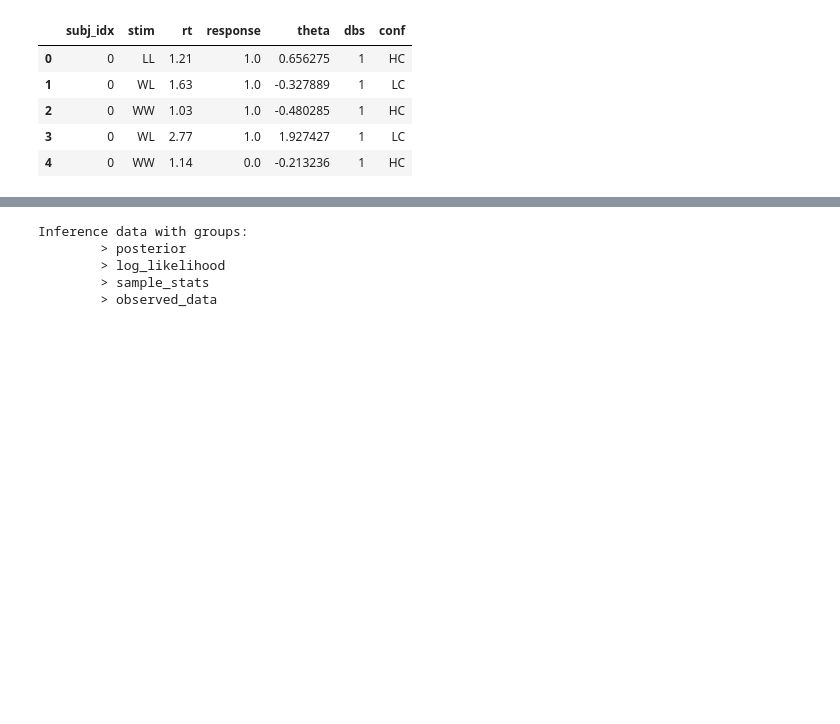
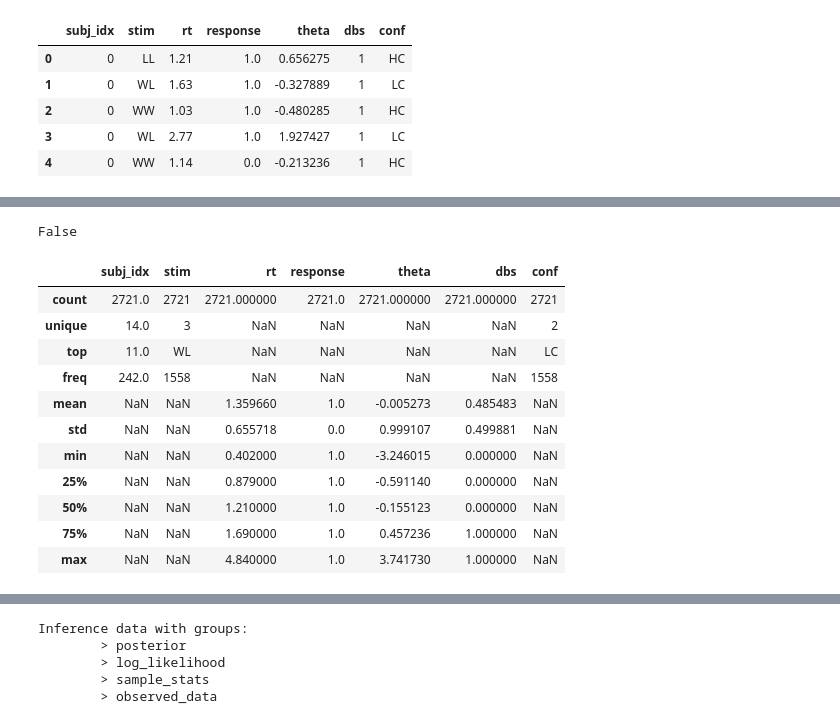
Before and after one commit to hcp4715/dockerHDDM_Guide, a Jupyter notebook: temp/Bayesian_RT.ipynb, the cells around one changed output, grey strips where cells are left out. Cells and saved outputs as stored; diff of their text form; code cells hidden in the pictures; blank space fills up the shorter version.

```diff
--- a/temp/Bayesian_RT.ipynb
+++ b/temp/Bayesian_RT.ipynb
@@ -18,0 +37,19 @@ data.head()
+# %%
+df.isnull().values.any()
+# %% [output]
+False
+# %%
+df.describe(include='all')
+# %% [output]
+|  | subj_idx | stim | rt | response | theta | dbs | conf |
+| count | 2721.0 | 2721 | 2721.000000 | 2721.0 | 2721.000000 | 2721.000000 | 2721 |
+| unique | 14.0 | 3 | NaN | NaN | NaN | NaN | 2 |
+| top | 11.0 | WL | NaN | NaN | NaN | NaN | LC |
+| freq | 242.0 | 1558 | NaN | NaN | NaN | NaN | 1558 |
+| mean | NaN | NaN | 1.359660 | 1.0 | -0.005273 | 0.485483 | NaN |
+| std | NaN | NaN | 0.655718 | 0.0 | 0.999107 | 0.499881 | NaN |
+| min | NaN | NaN | 0.402000 | 1.0 | -3.246015 | 0.000000 | NaN |
+| 25% | NaN | NaN | 0.879000 | 1.0 | -0.591140 | 0.000000 | NaN |
+| 50% | NaN | NaN | 1.210000 | 1.0 | -0.155123 | 0.000000 | NaN |
+| 75% | NaN | NaN | 1.690000 | 1.0 | 0.457236 | 1.000000 | NaN |
+| max | NaN | NaN | 4.840000 | 1.0 | 3.741730 | 1.000000 | NaN |
```
Also changed, not shown: parts of 15 cells of this notebook, 13 other files.
